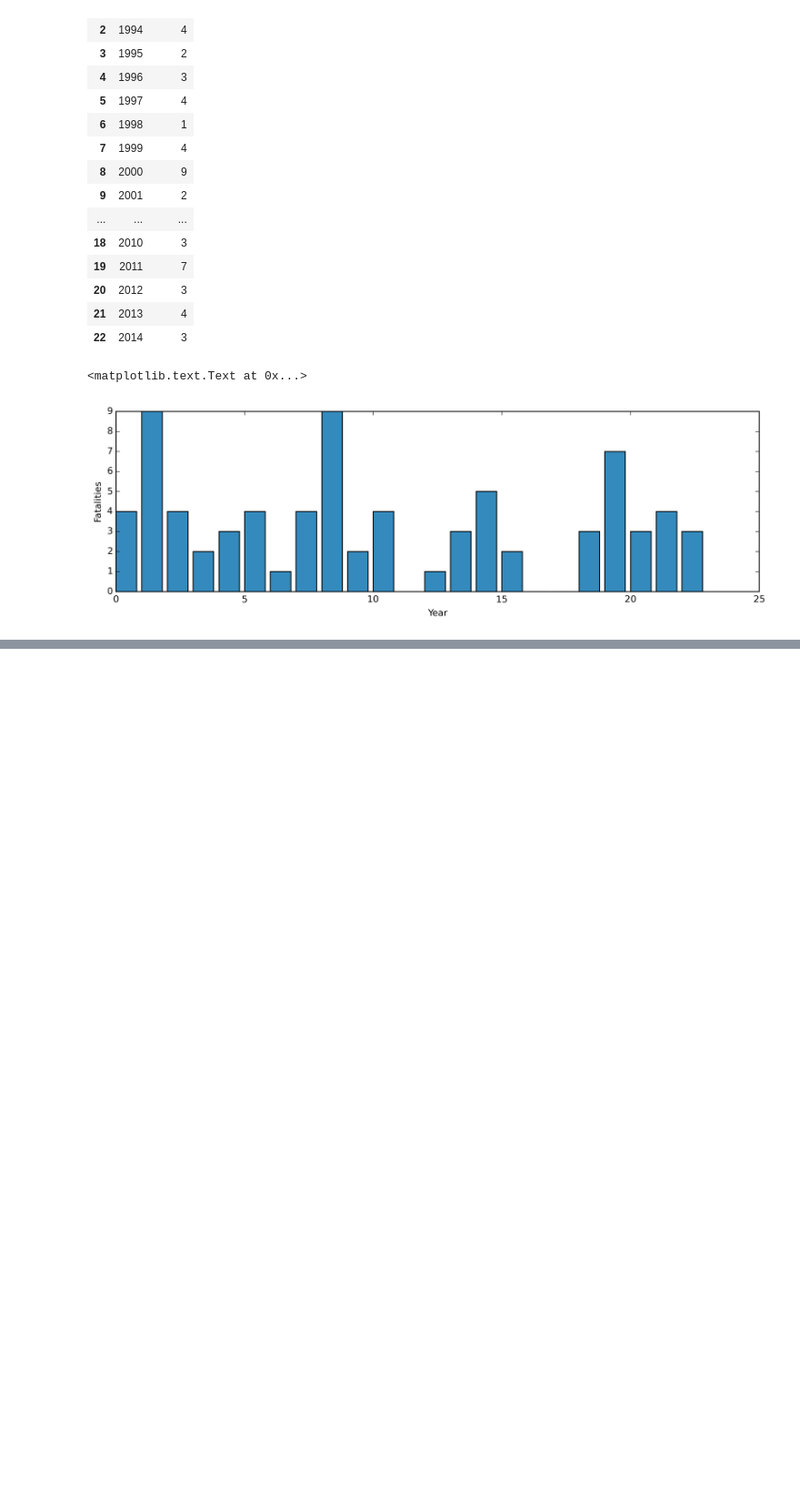
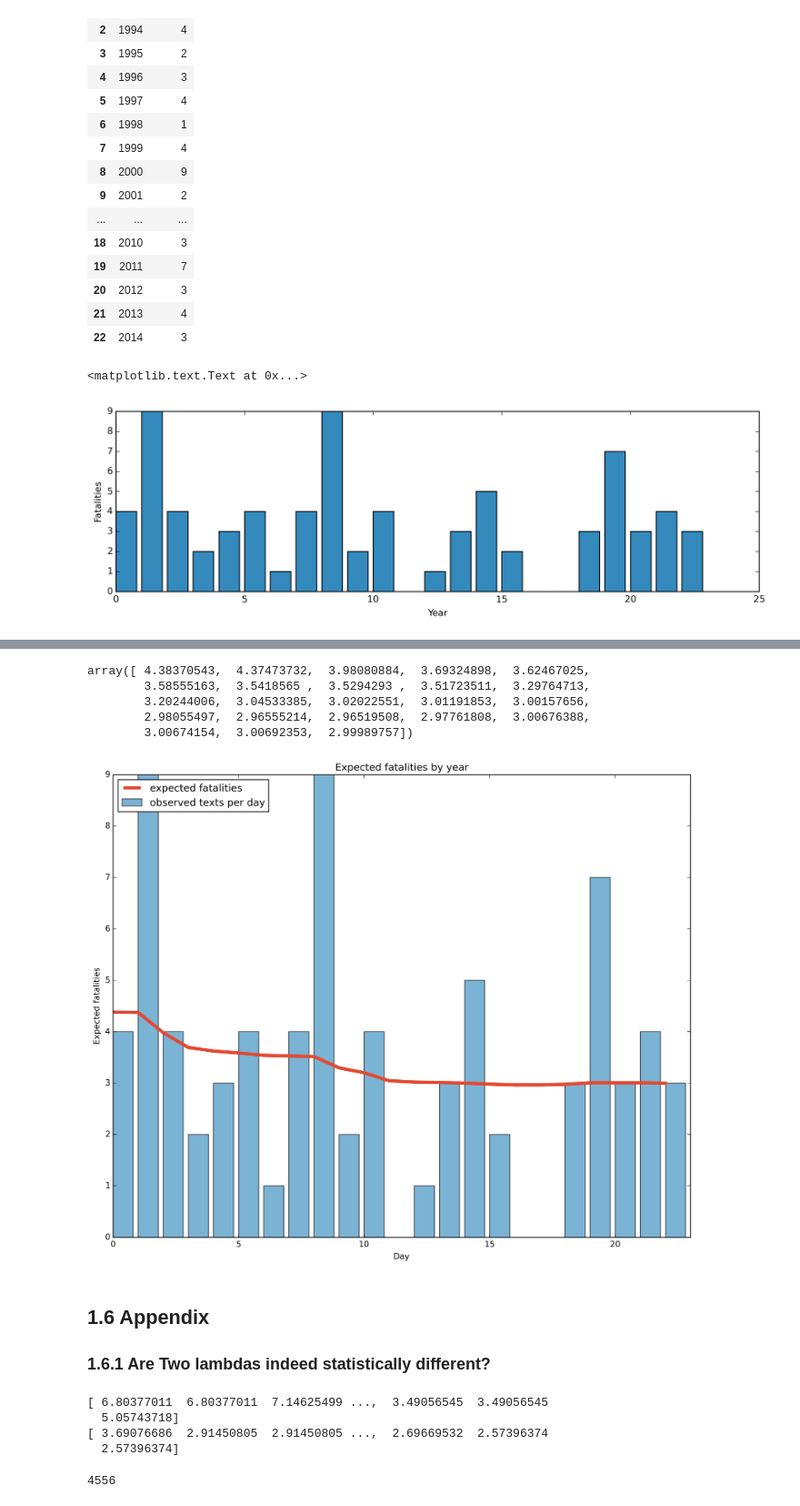
Before and after one commit to ryanvmenezes/BMfH, a Jupyter notebook: [1] The Philosophy of Bayesian Inference.ipynb, the cells around one changed output, grey strips where cells are left out. Shown at 91% size. Drawn from its saved outputs; the diff is of its cells as text; code cells hidden in the pictures; blank space fills up the shorter version.

```diff
--- a/[1] The Philosophy of Bayesian Inference.ipynb
+++ b/[1] The Philosophy of Bayesian Inference.ipynb
@@ -203,0 +300,45 @@ $$
+# %%
+N = tau_samples.shape[0]
+expected_fatalities_per_year = np.zeros(n_count_data)
+# %%
+for day in range(0, n_count_data):
+    ix = day < tau_samples
+    expected_fatalities_per_year[day] = (lambda_1_samples[ix].sum() + lambda_2_samples[~ix].sum()) / N
+# %%
+expected_fatalities_per_year
+# %% [output]
+array([ 4.38370543,  4.37473732,  3.98080884,  3.69324898,  3.62467025,
+        3.58555163,  3.5418565 ,  3.5294293 ,  3.51723511,  3.29764713,
+        3.20244006,  3.04533385,  3.02022551,  3.01191853,  3.00157656,
+        2.98055497,  2.96555214,  2.96519508,  2.97761808,  3.00676388,
+        3.00674154,  3.00692353,  2.99989757])
+# %%
+plt.plot(range(n_count_data), expected_fatalities_per_year, lw=4, color="#E24A33",
+         label="expected fatalities")
+plt.xlim(0, n_count_data)
+plt.xlabel("Day")
+plt.ylabel("Expected fatalities")
+plt.title("Expected fatalities by year")
+# plt.ylim(0, 60)
+plt.bar(np.arange(len(count_data)), count_data, color="#348ABD", alpha=0.65,
+        label="observed texts per day")
+
+plt.legend(loc="upper left");
+# %% [output]
+[figure, added]
+# %% [markdown]
+## 1.6 Appendix
+
+### 1.6.1 Are Two lambdas indeed statistically different?
+# %%
+print lambda_1_samples
+print lambda_2_samples
+# %% [output]
+[ 6.80377011  6.80377011  7.14625499 ...,  3.49056545  3.49056545
+  5.05743718]
+[ 3.69076686  2.91450805  2.91450805 ...,  2.69669532  2.57396374
+  2.57396374]
+# %%
+(lambda_1_samples < lambda_2_samples).sum()
+# %% [output]
+4556
```
Also changed, not shown: parts of 28 cells of this notebook.
